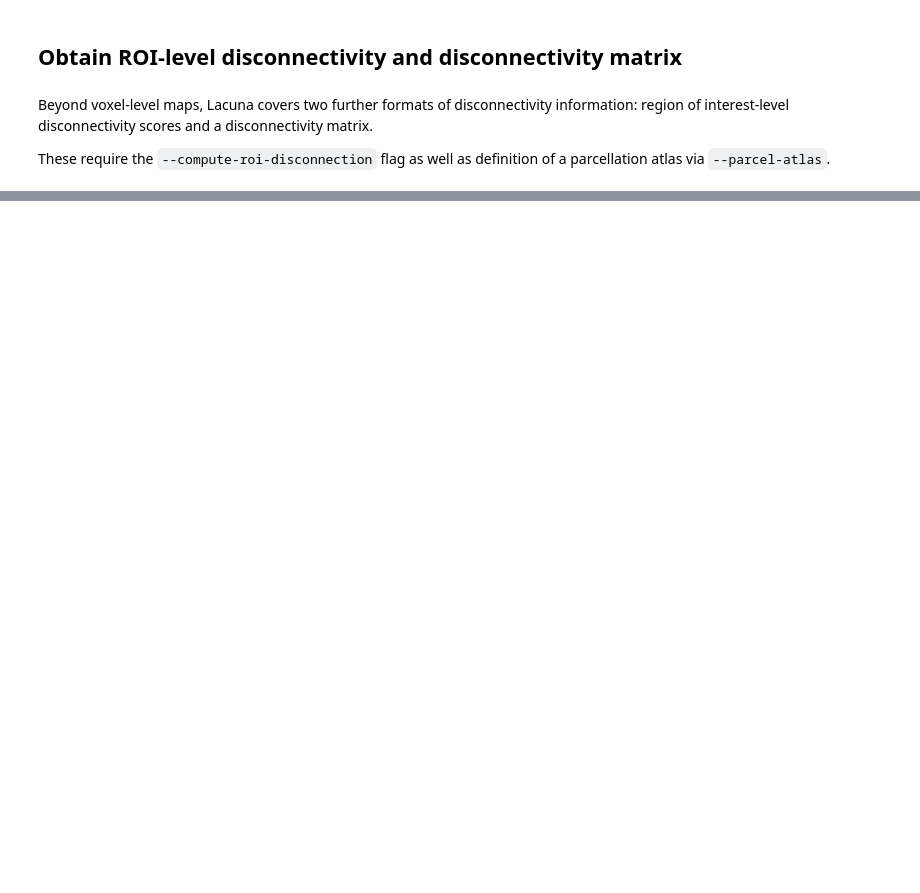
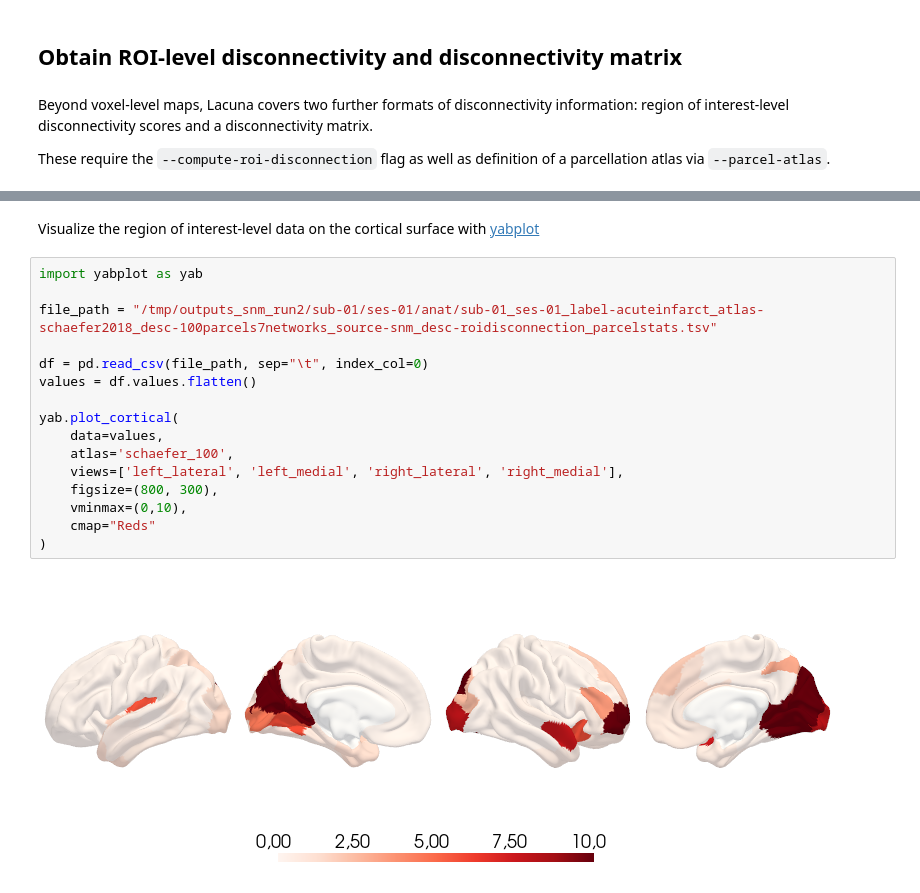
Before and after one commit to m-petersen/lacuna, a Jupyter notebook: docs/tutorials/structural-network-mapping.ipynb, the cells around one changed output, grey strips where cells are left out. Cells and saved outputs as stored; diff of their text form; blank space fills up the shorter version.

```diff
--- a/docs/tutorials/structural-network-mapping.ipynb
+++ b/docs/tutorials/structural-network-mapping.ipynb
@@ -275,0 +268,20 @@ plotting.plot_stat_map(disconnection_img,
+# %% [markdown]
+Visualize the region of interest-level data on the cortical surface with [yabplot](https://teanijarv.github.io/yabplot/)
+# %%
+import yabplot as yab
+
+file_path = "/tmp/outputs_snm_run2/sub-01/ses-01/anat/sub-01_ses-01_label-acuteinfarct_atlas-schaefer2018_desc-100parcels7networks_source-snm_desc-roidisconnection_parcelstats.tsv"
+
+df = pd.read_csv(file_path, sep="\t", index_col=0)
+values = df.values.flatten()
+
+yab.plot_cortical(
+    data=values,
+    atlas='schaefer_100',
+    views=['left_lateral', 'left_medial', 'right_lateral', 'right_medial'],
+    figsize=(800, 300),
+    vminmax=(0,10),
+    cmap="Reds"
+)
+# %% [output]
+[figure, added]
```
Also changed, not shown: parts of 13 cells of this notebook.
